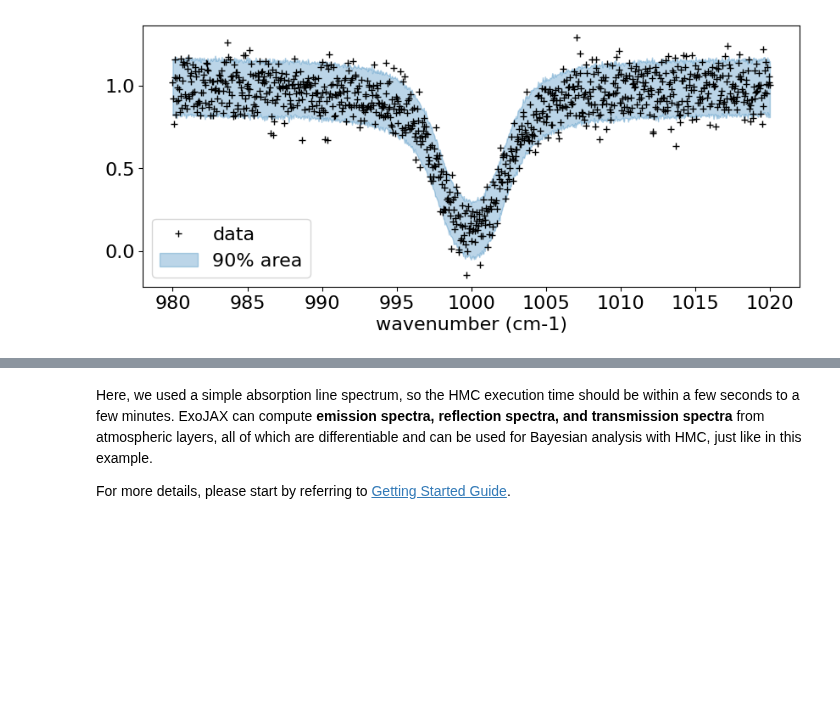
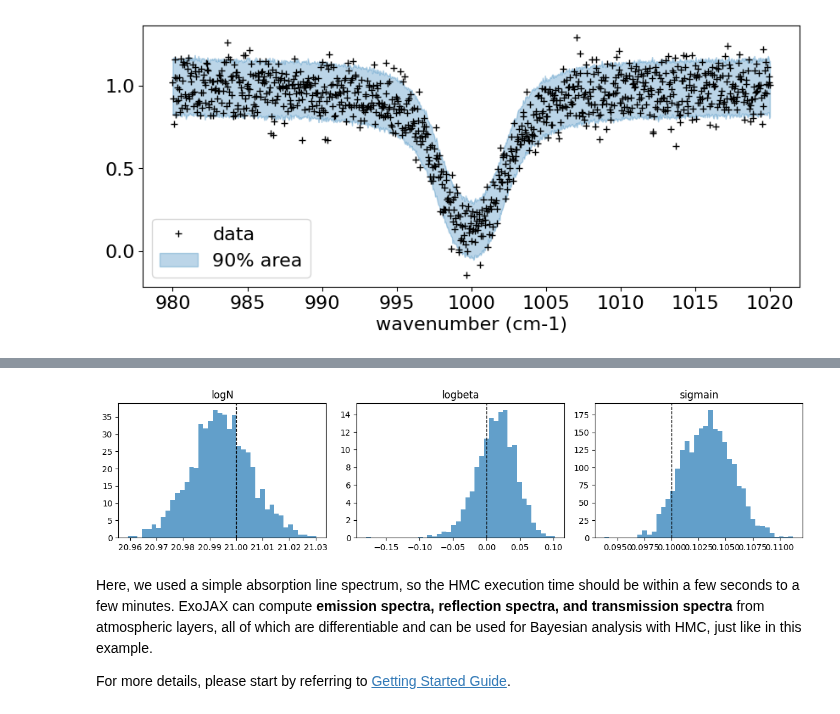
Before and after one commit to HajimeKawahara/exojax, a Jupyter notebook: documents/tutorials/Differentiable_Programming.ipynb, the cells around one changed output, grey strips where cells are left out. Cells and saved outputs as stored; diff of their text form; code cells hidden in the pictures; blank space fills up the shorter version.

```diff
--- a/documents/tutorials/Differentiable_Programming.ipynb
+++ b/documents/tutorials/Differentiable_Programming.ipynb
@@ -34,8 +34,8 @@ $f_\nu = f_0 \exp{(-N \sigma_\nu )}$.
 f0 = jnp.ones_like(nu_grid)
 n = 1.e17
 L = 1.e4
-logN = n*L
-f = f0*jnp.exp(-sigma*logN)
+N = n*L
+f = f0*jnp.exp(-sigma*N)
 
 plt.plot(nu_grid, f)
 plt.show()
@@ -276,3 +260,16 @@ array([[<Axes: ylabel='logN'>, <Axes: >, <Axes: >],
+# %%
+pararr = ["logN", "logbeta", "sigmain"]
+posterior_hmc = mcmc.get_samples()
+
+fig, axes = plt.subplots(1, len(pararr), figsize=(12, 3))
+for ax, name, truth in zip(axes, pararr, [21.0, 0.0, 0.1]):
+    ax.hist(posterior_hmc[name], bins=40, density=True, alpha=0.7, color="C0")
+    ax.axvline(truth, color="black", linestyle="--", linewidth=1)
+    ax.set_title(name)
+plt.tight_layout()
+plt.show()
+# %% [output]
+[figure, added]
 # %% [markdown]
 Here, we used a simple absorption line spectrum, so the HMC execution time should be within a few seconds to a few minutes.
 ExoJAX can compute **emission spectra, reflection spectra, and transmission spectra** from atmospheric layers, all of which are differentiable and can be used for Bayesian analysis with HMC, just like in this example.
```
Also changed, not shown: parts of 9 cells of this notebook, 34 other files.
